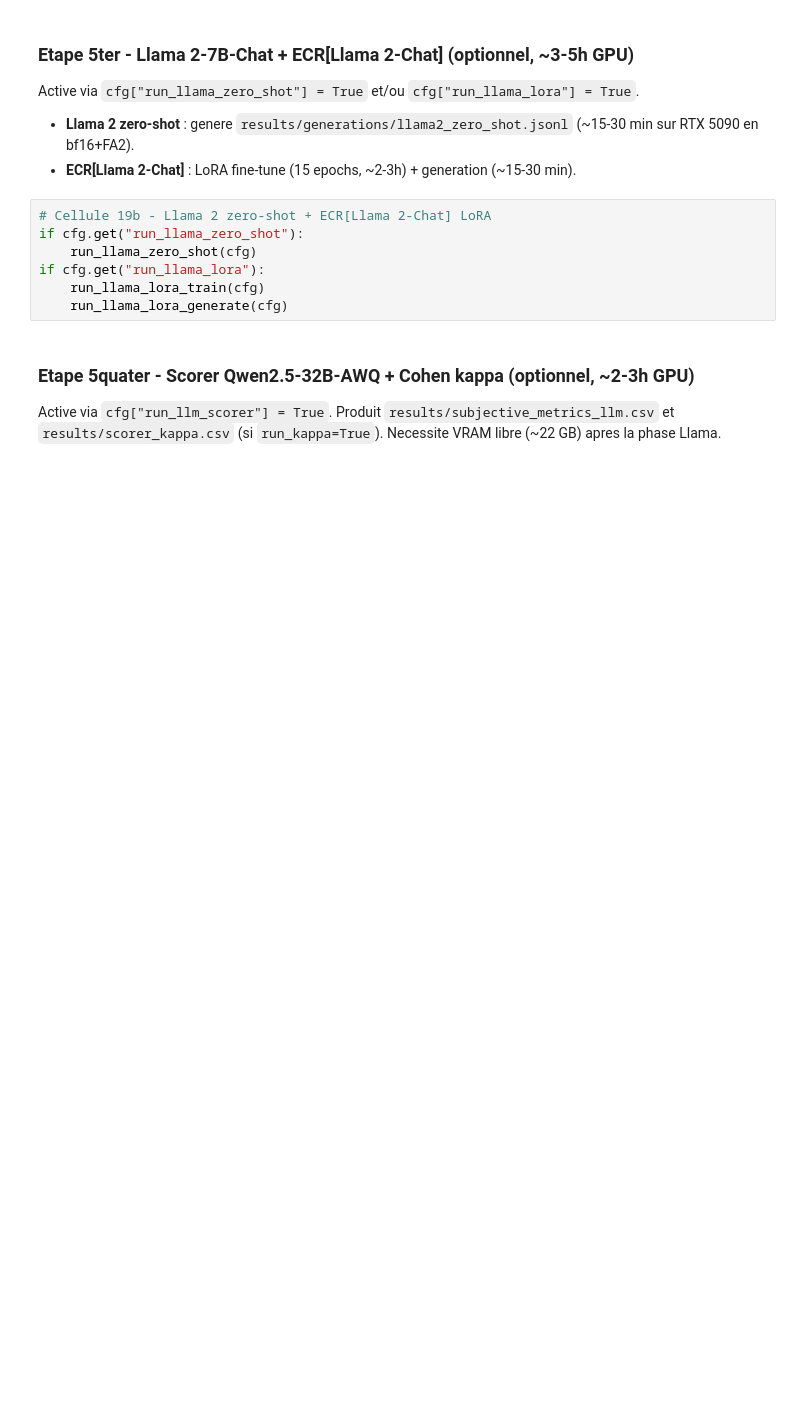
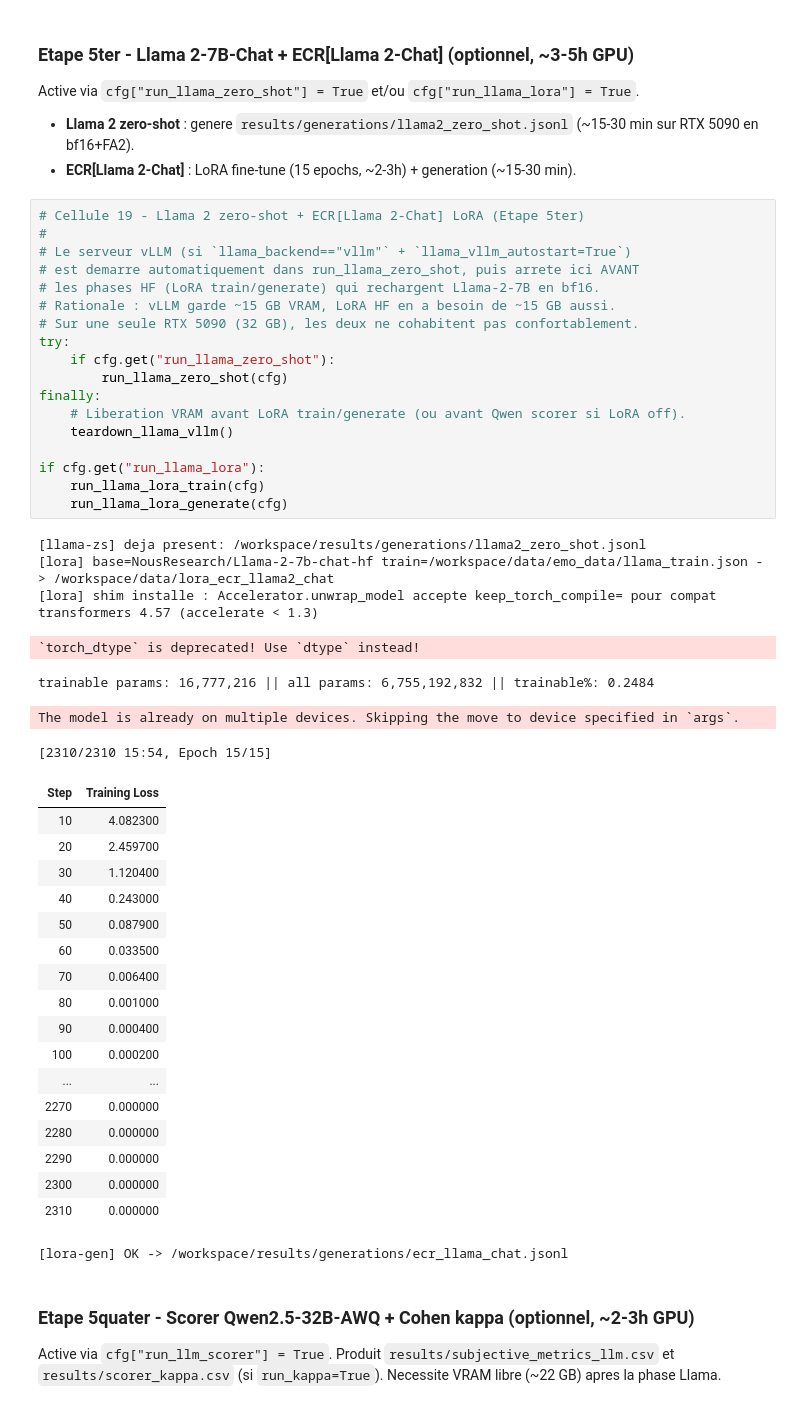
Before and after one commit to UQO-ML/sysdereco_projet_session, a Jupyter notebook: ecr_experiment.ipynb, the cells around one changed output. Cells and saved outputs as stored; diff of their text form; blank space fills up the shorter version.

```diff
--- a/ecr_experiment.ipynb
+++ b/ecr_experiment.ipynb
@@ -2595,12 +2719,49 @@ Active via `cfg["run_llama_zero_shot"] = True` et/ou `cfg["run_llama_lora"] = Tr
 - **Llama 2 zero-shot** : genere `results/generations/llama2_zero_shot.jsonl` (~15-30 min sur RTX 5090 en bf16+FA2).
 - **ECR[Llama 2-Chat]** : LoRA fine-tune (15 epochs, ~2-3h) + generation (~15-30 min).
 # %%
-# Cellule 19b - Llama 2 zero-shot + ECR[Llama 2-Chat] LoRA
-if cfg.get("run_llama_zero_shot"):
-    run_llama_zero_shot(cfg)
+# Cellule 19 - Llama 2 zero-shot + ECR[Llama 2-Chat] LoRA (Etape 5ter)
+#
+# Le serveur vLLM (si `llama_backend=="vllm"` + `llama_vllm_autostart=True`)
+# est demarre automatiquement dans run_llama_zero_shot, puis arrete ici AVANT
+# les phases HF (LoRA train/generate) qui rechargent Llama-2-7B en bf16.
+# Rationale : vLLM garde ~15 GB VRAM, LoRA HF en a besoin de ~15 GB aussi.
+# Sur une seule RTX 5090 (32 GB), les deux ne cohabitent pas confortablement.
+try:
+    if cfg.get("run_llama_zero_shot"):
+        run_llama_zero_shot(cfg)
+finally:
+    # Liberation VRAM avant LoRA train/generate (ou avant Qwen scorer si LoRA off).
+    teardown_llama_vllm()
+
 if cfg.get("run_llama_lora"):
     run_llama_lora_train(cfg)
     run_llama_lora_generate(cfg)
+# %% [output]
+[llama-zs] deja present: /workspace/results/generations/llama2_zero_shot.jsonl
+[lora] base=NousResearch/Llama-2-7b-chat-hf train=/workspace/data/emo_data/llama_train.json -> /workspace/data/lora_ecr_llama2_chat
+[lora] shim installe : Accelerator.unwrap_model accepte keep_torch_compile= pour compat transformers 4.57 (accelerate < 1.3)
+`torch_dtype` is deprecated! Use `dtype` instead!
+trainable params: 16,777,216 || all params: 6,755,192,832 || trainable%: 0.2484
+The model is already on multiple devices. Skipping the move to device specified in `args`.
+[2310/2310 15:54, Epoch 15/15]
+| Step | Training Loss |
+| 10 | 4.082300 |
+| 20 | 2.459700 |
+| 30 | 1.120400 |
+| 40 | 0.243000 |
+| 50 | 0.087900 |
+| 60 | 0.033500 |
+| 70 | 0.006400 |
+| 80 | 0.001000 |
+| 90 | 0.000400 |
+| 100 | 0.000200 |
+| ... | ... |
+| 2270 | 0.000000 |
+| 2280 | 0.000000 |
+| 2290 | 0.000000 |
+| 2300 | 0.000000 |
+| 2310 | 0.000000 |
+[lora-gen] OK -> /workspace/results/generations/ecr_llama_chat.jsonl
 # %% [markdown]
 ### Etape 5quater - Scorer Qwen2.5-32B-AWQ + Cohen kappa (optionnel, ~2-3h GPU)
 
```
Also changed, not shown: parts of 19 cells of this notebook, 40 other files.
